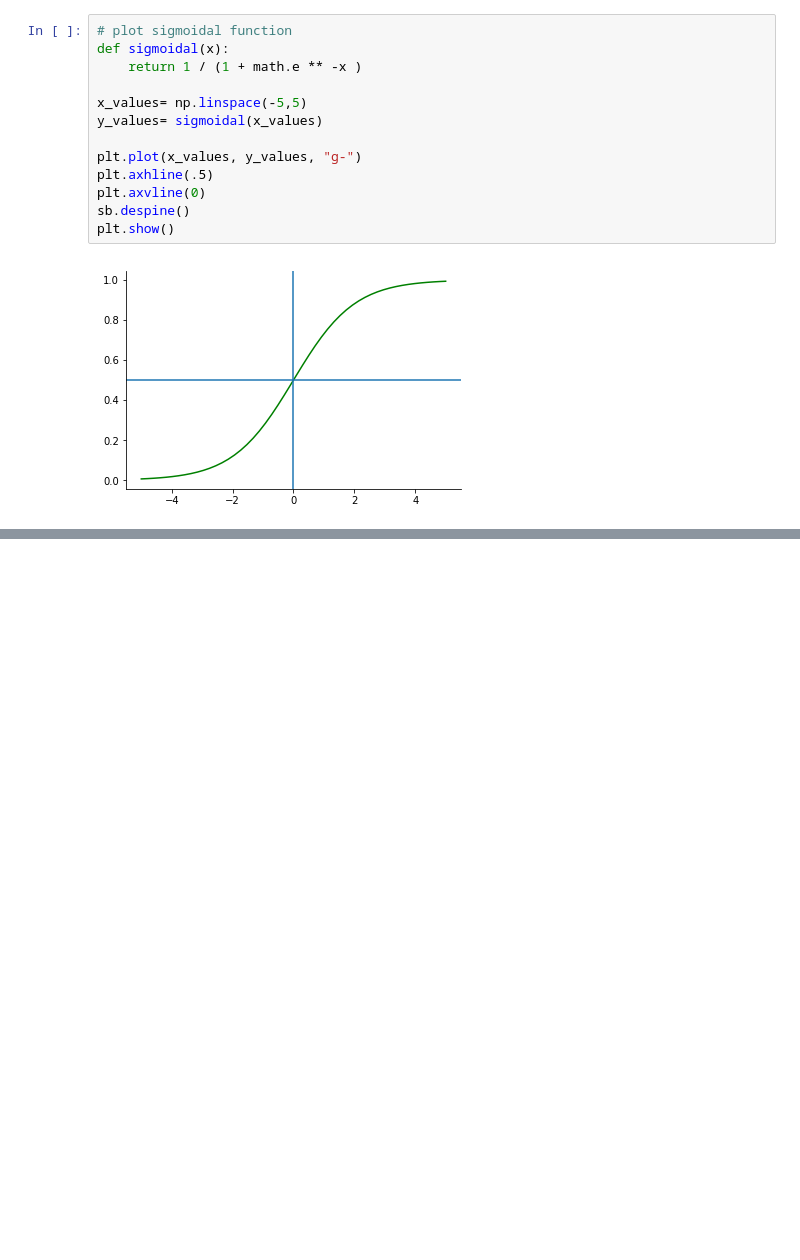
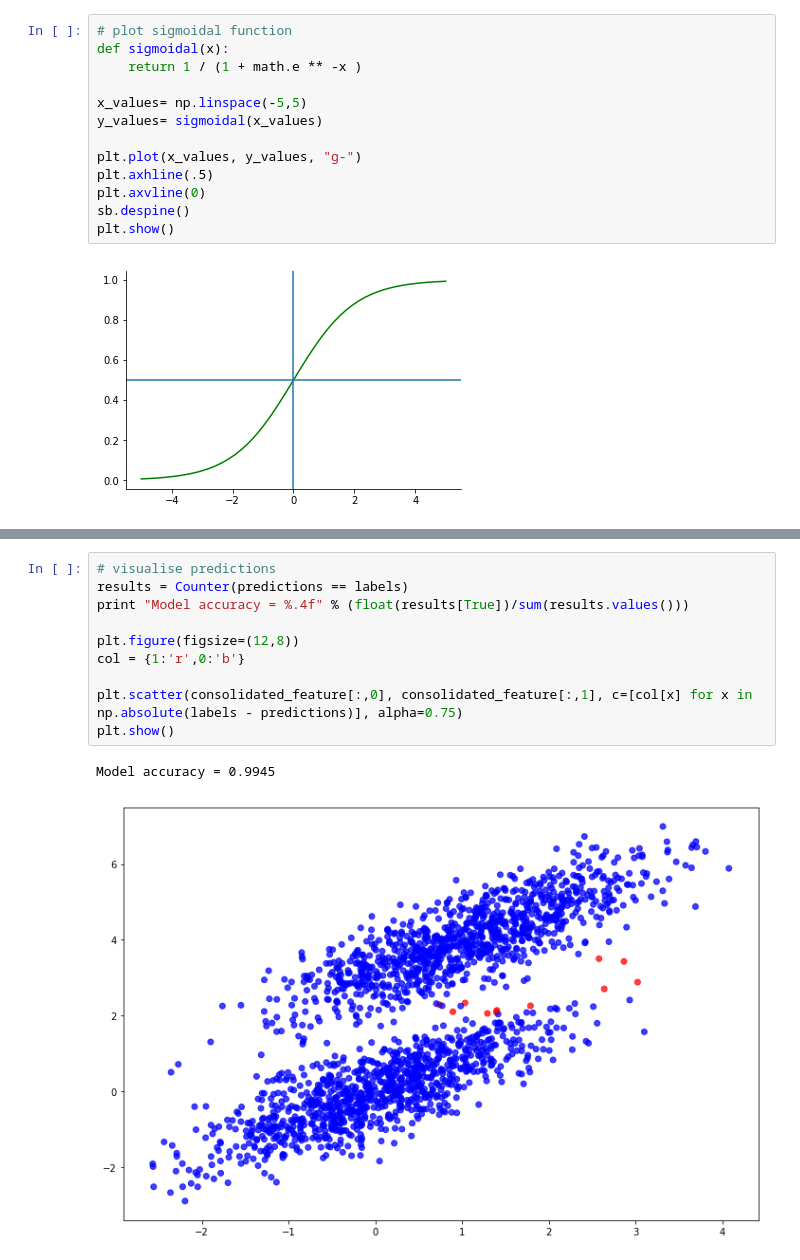
Before and after one commit to jfarrugia-uom/2017Sem03CourseWork, a Jupyter notebook: ML/Logistic Regression.ipynb, the cells around one changed output, grey strips where cells are left out. Drawn from its saved outputs; the diff is of its cells as text; blank space fills up the shorter version.

```diff
--- a/ML/Logistic Regression.ipynb
+++ b/ML/Logistic Regression.ipynb
@@ -63,0 +118,13 @@ array([1, 2, 4, 5, 6, 7])
+# %%
+# visualise predictions
+results = Counter(predictions == labels)
+print "Model accuracy = %.4f" % (float(results[True])/sum(results.values()))
+
+plt.figure(figsize=(12,8))
+col = {1:'r',0:'b'}
+
+plt.scatter(consolidated_feature[:,0], consolidated_feature[:,1], c=[col[x] for x in np.absolute(labels - predictions)], alpha=0.75)
+plt.show()
+# %% [output]
+Model accuracy = 0.9945
+[figure, added]
```
Also changed, not shown: parts of 5 cells of this notebook, 1 other file.
